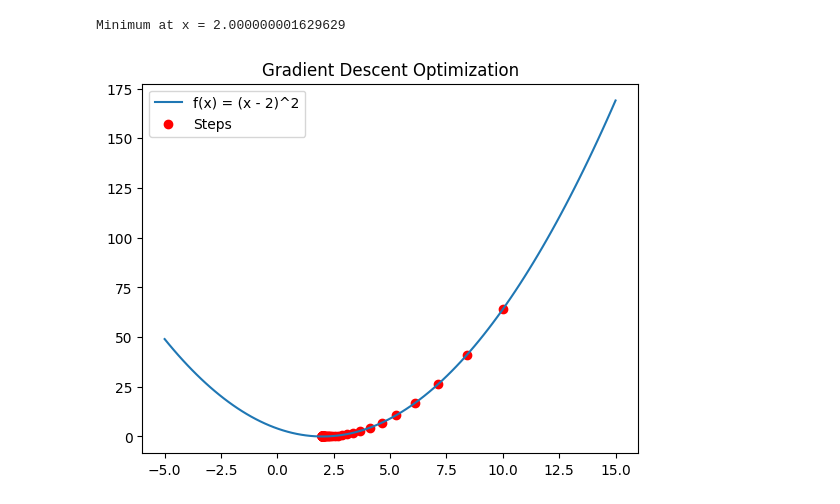
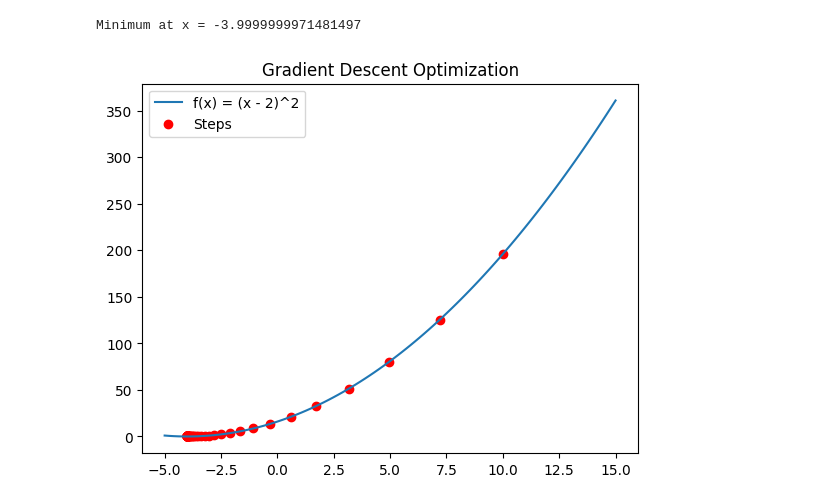
Before and after one commit to joshIsac/ModernOptimizationtechniques, a Jupyter notebook: gradientdescent.ipynb, the cells around one changed output. Saved outputs shown, nothing was run; the diff lists cells and outputs as text; code cells hidden in the pictures.

```diff
--- a/gradientdescent.ipynb
+++ b/gradientdescent.ipynb
@@ -53,34 +53,34 @@ plt.show()
 def gradient_descent(func, grad_func, x_init, learning_rate=0.1, n_iterations=100):
     """Perform gradient descent to minimize a function."""
     x = x_init
     trajectory = [x]  # To visualize the path
     for _ in range(n_iterations):
         grad = grad_func(x)
         x -= learning_rate * grad
         trajectory.append(x)
     return x, trajectory
 
 # Example: Minimize f(x) = (x - 2)^2
 def func(x):
-    return (x - 2) ** 2
+    return (x+4) ** 2
 
 def grad_func(x):
-    return 2 * (x - 2)
+    return 2*(x+4)
 
 x_init = 10.0  # Starting point
 x_min, trajectory = gradient_descent(func, grad_func, x_init)
 
 # Results
 print("Minimum at x =", x_min)
 x_vals = np.linspace(-5, 15, 100)
 y_vals = func(x_vals)
 
 # Plotting
 plt.plot(x_vals, y_vals, label="f(x) = (x - 2)^2")
 plt.scatter(trajectory, [func(x) for x in trajectory], color='red', label="Steps")
 plt.title("Gradient Descent Optimization")
 plt.legend()
 plt.show()
 # %% [output]
-Minimum at x = 2.000000001629629
+Minimum at x = -3.9999999971481497
-[figure, old version]
+[figure, new version]
```
Also changed, not shown: parts of 1 cell of this notebook, 41 other files.
